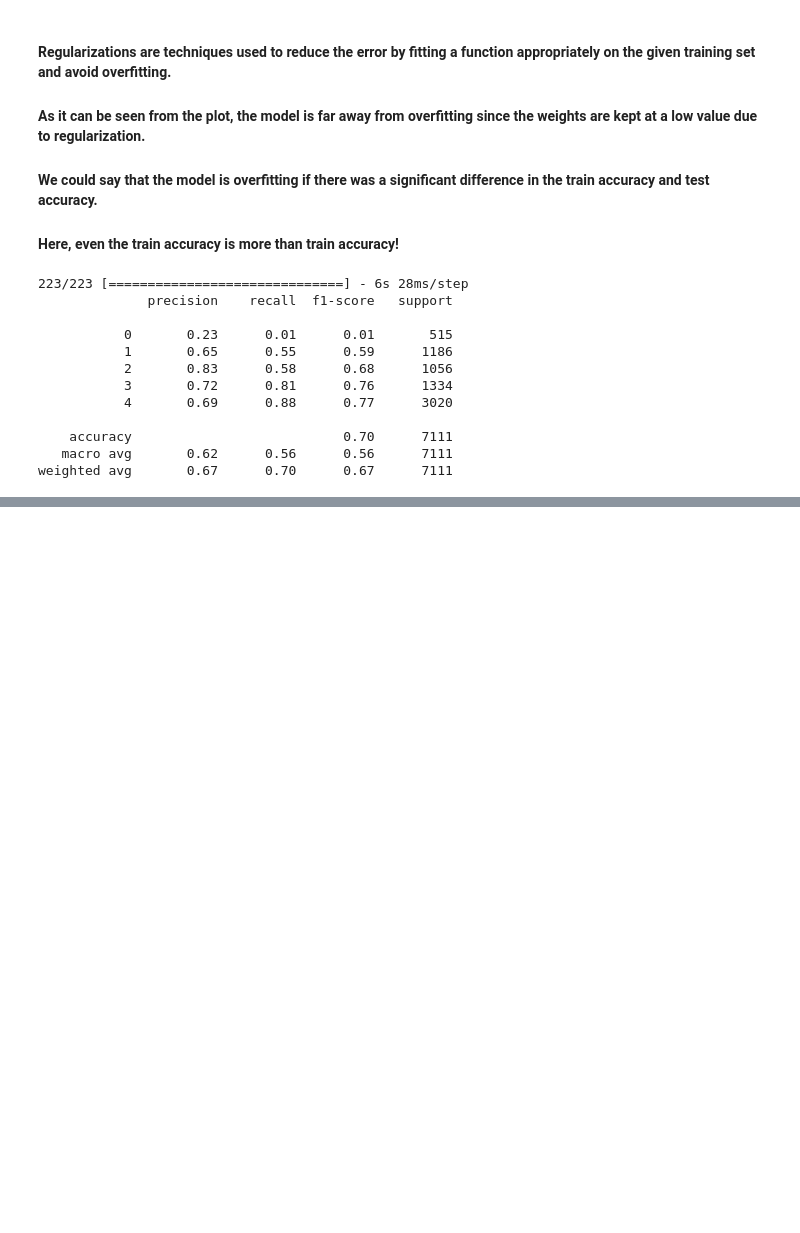
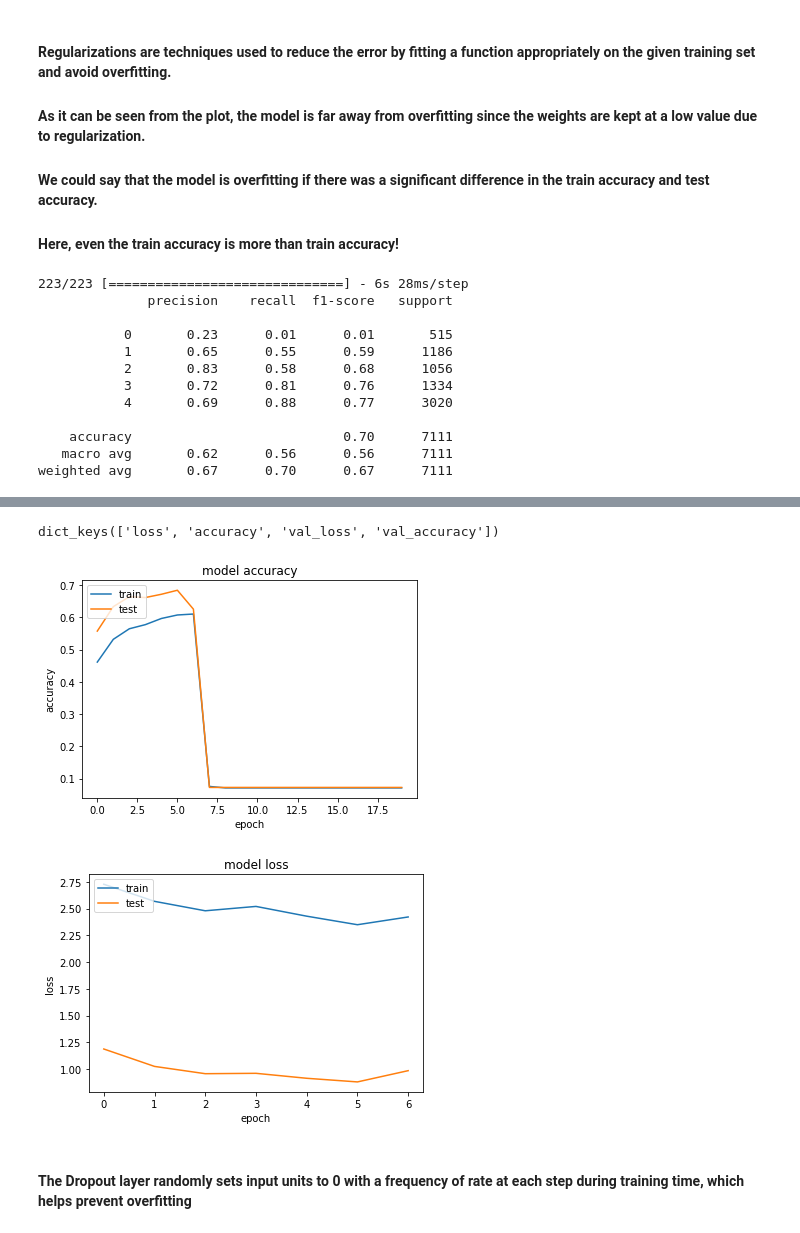
Before and after one commit to daneshvar-amrollahi/UTKFace-Classification, a Jupyter notebook: AI_CA5_P2.ipynb, the cells around one changed output, grey strips where cells are left out. Saved outputs shown, nothing was run; the diff lists cells and outputs as text; code cells hidden in the pictures; blank space fills up the shorter version.

```diff
--- a/AI_CA5_P2.ipynb
+++ b/AI_CA5_P2.ipynb
@@ -786,0 +779,17 @@ on full configurables, see '--help-all'.
+# %%
+input = layers.Input(shape = (100, 100, 1))
+
+output = layers.Flatten()(input)
+
+output = layers.Dense(1024, activation = "relu")(output)
+output = layers.Dropout(0.1)(output)
+output = layers.Dense(512, activation = "relu")(output)
+output = layers.Dropout(0.1)(output)
+output = layers.Dense(5, activation = "softmax")(output)
+output = layers.Dropout(0.1)(output)
+# %%
+model = models.Model(inputs = input, outputs = output)
+# %%
+model.compile(optimizer = optimizers.SGD(learning_rate = 0.01), loss = "categorical_crossentropy", metrics = ["accuracy"])
+# %%
+history = model.fit(TrainData, validation_data = TestData, epochs = 20)
@@ -786,0 +814,26 @@ on full configurables, see '--help-all'.
+# %%
+print(history.history.keys())
+
+plt.plot(history.history['accuracy'])
+plt.plot(history.history['val_accuracy'])
+plt.title('model accuracy')
+plt.ylabel('accuracy')
+plt.xlabel('epoch')
+plt.legend(['train', 'test'], loc='upper left')
+plt.show()
+
+plt.plot(history.history['loss'])
+plt.plot(history.history['val_loss'])
+plt.title('model loss')
+plt.ylabel('loss')
+plt.xlabel('epoch')
+plt.legend(['train', 'test'], loc='upper left')
+plt.show()
+
+# Source: https://machinelearningmastery.com/display-deep-learning-model-training-history-in-keras/
+# %% [output]
+dict_keys(['loss', 'accuracy', 'val_loss', 'val_accuracy'])
+[figure, added]
+[figure, added]
+# %% [markdown]
+#### The Dropout layer randomly sets input units to 0 with a frequency of rate at each step during training time, which helps prevent overfitting
```
Also changed, not shown: parts of 28 cells of this notebook.
